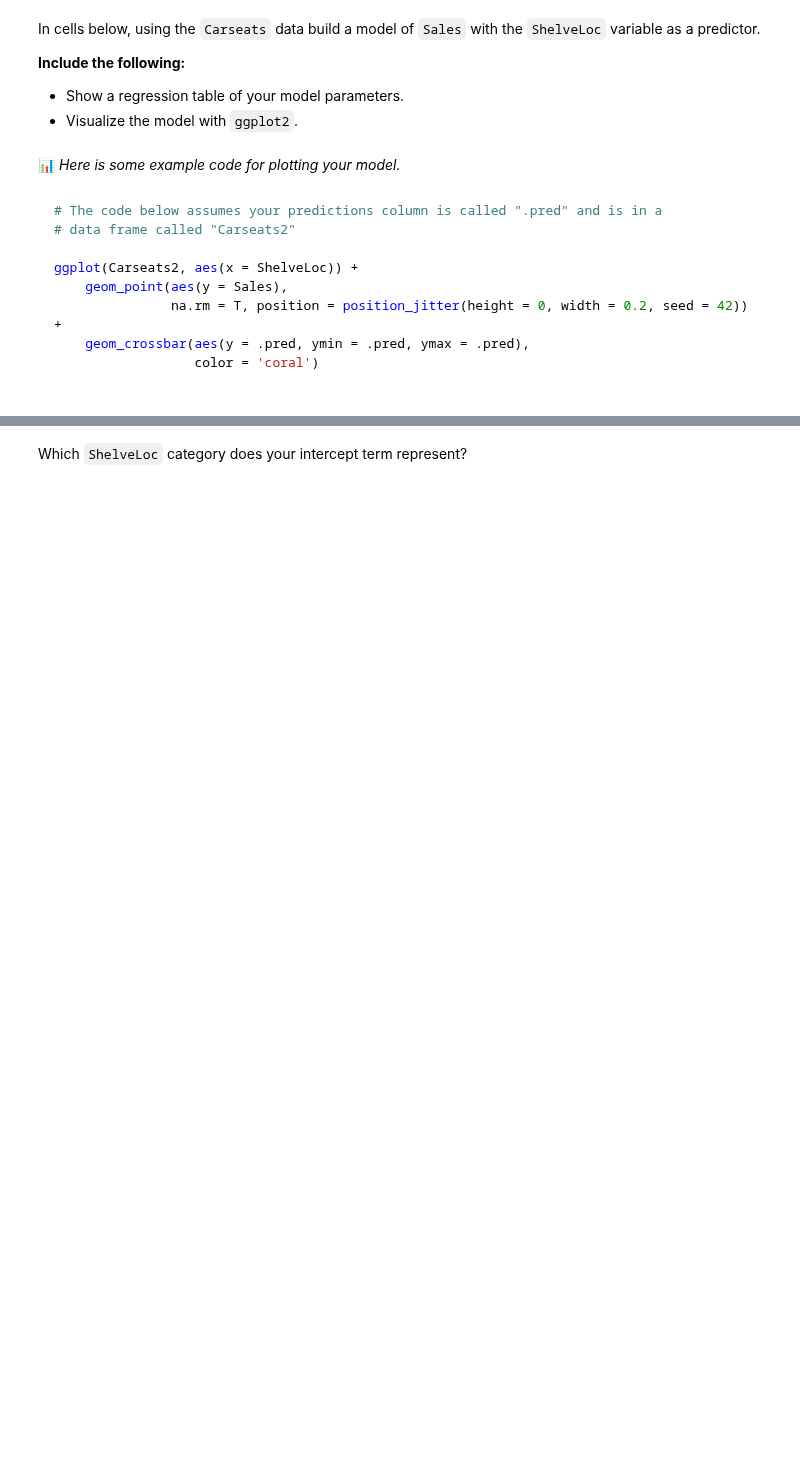
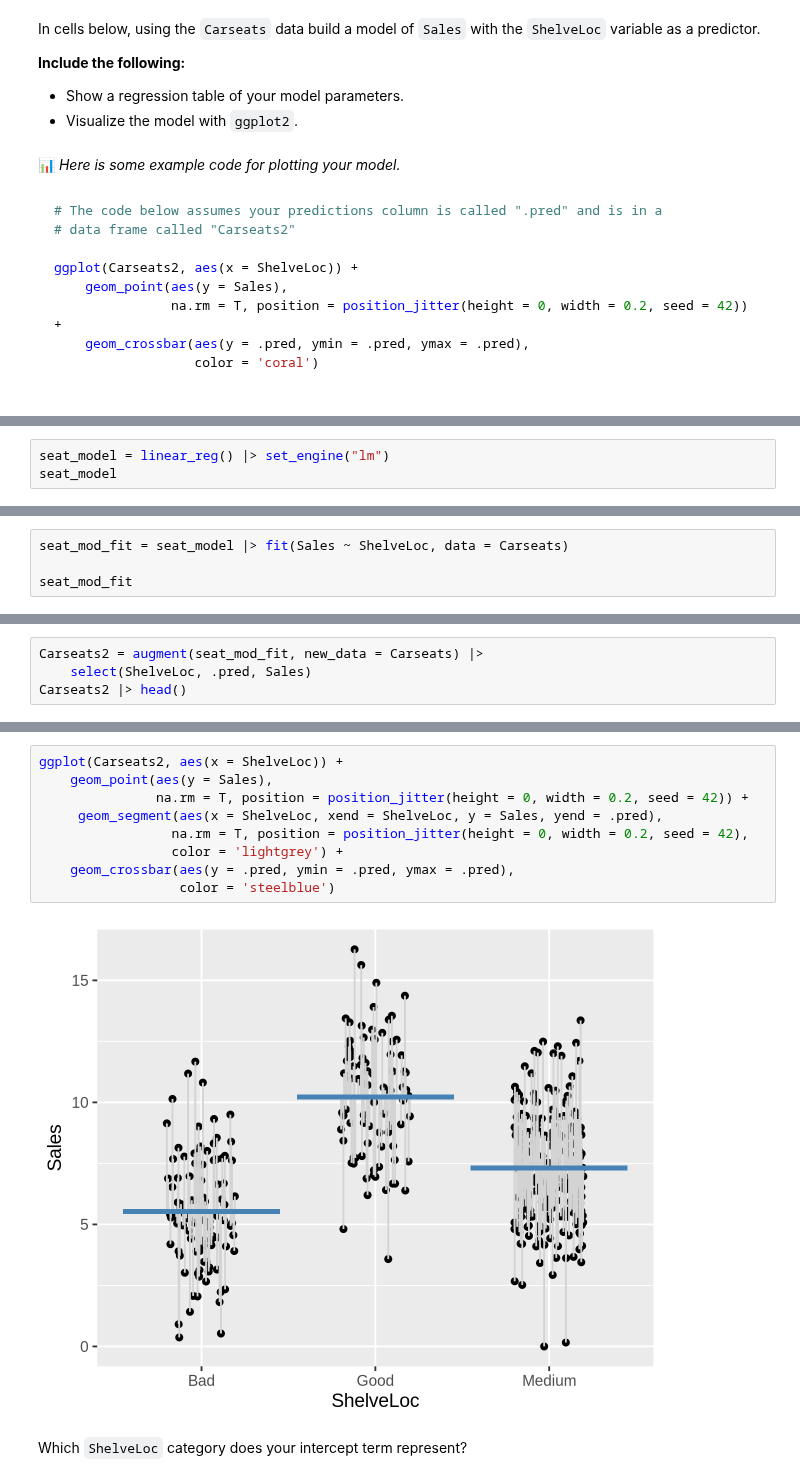
Before and after one commit to UNC-DATA-730/unit-3-assignment-brosario10-ros, a Jupyter notebook: assignment3.ipynb, the cells around one changed output, grey strips where cells are left out. Saved outputs shown, nothing was run; the diff lists cells and outputs as text; blank space fills up the shorter version.

```diff
--- a/assignment3.ipynb
+++ b/assignment3.ipynb
@@ -211,0 +298,3 @@ ggplot(Carseats2, aes(x = ShelveLoc)) +
+# %%
+seat_model = linear_reg() |> set_engine("lm")
+seat_model
@@ -211,0 +305,4 @@ ggplot(Carseats2, aes(x = ShelveLoc)) +
+# %%
+seat_mod_fit = seat_model |> fit(Sales ~ ShelveLoc, data = Carseats)
+
+seat_mod_fit
@@ -211,0 +328,4 @@ ggplot(Carseats2, aes(x = ShelveLoc)) +
+# %%
+Carseats2 = augment(seat_mod_fit, new_data = Carseats) |>
+    select(ShelveLoc, .pred, Sales)
+Carseats2 |> head()
@@ -212,2 +357,13 @@ ggplot(Carseats2, aes(x = ShelveLoc)) +
+# %%
+ggplot(Carseats2, aes(x = ShelveLoc)) +
+    geom_point(aes(y = Sales),
+               na.rm = T, position = position_jitter(height = 0, width = 0.2, seed = 42)) +
+     geom_segment(aes(x = ShelveLoc, xend = ShelveLoc, y = Sales, yend = .pred),
+                 na.rm = T, position = position_jitter(height = 0, width = 0.2, seed = 42),
+                 color = 'lightgrey') +
+    geom_crossbar(aes(y = .pred, ymin = .pred, ymax = .pred),
+                  color = 'steelblue')
+# %% [output]
+[figure, added]
 # %% [markdown]
 Which `ShelveLoc` category does your intercept term represent?
```
Also changed, not shown: parts of 21 cells of this notebook.
